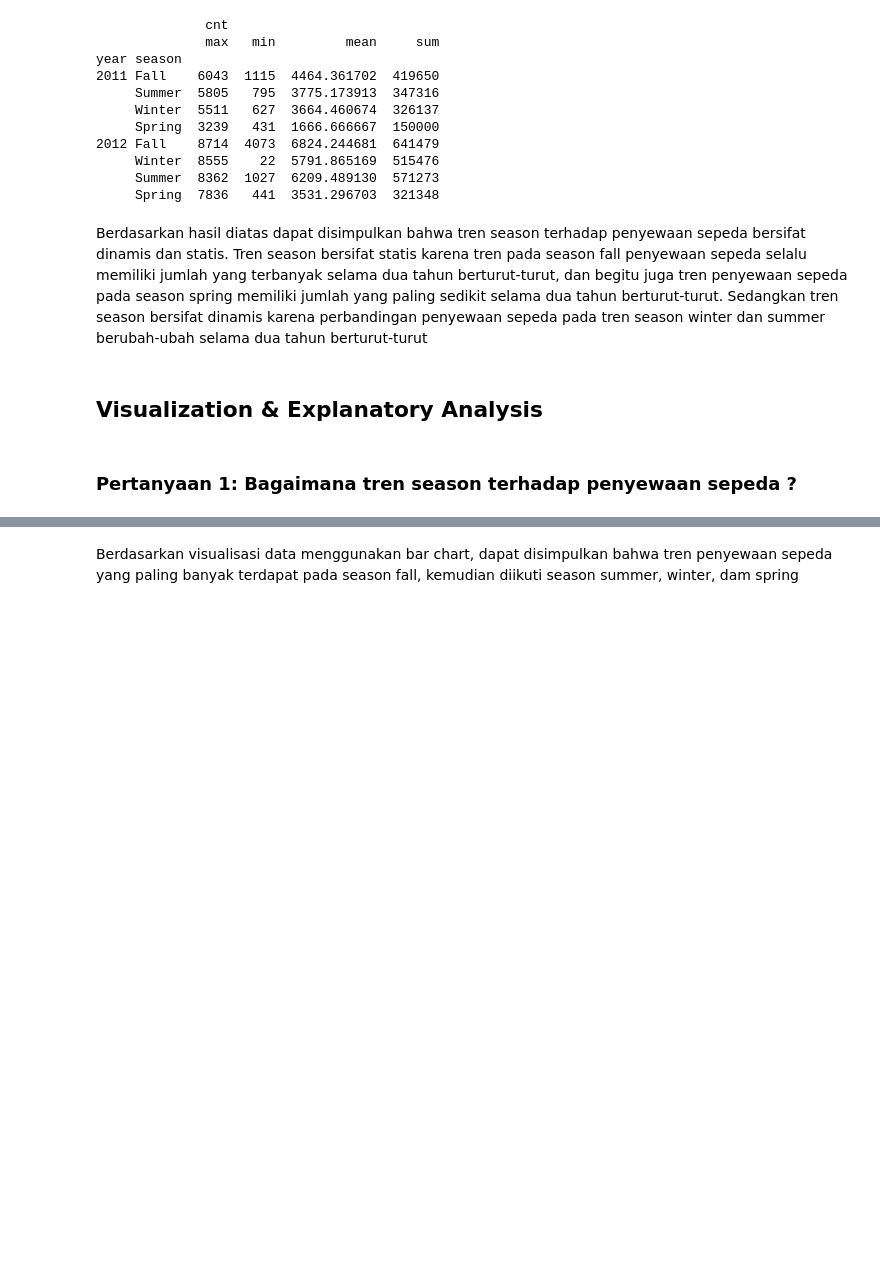
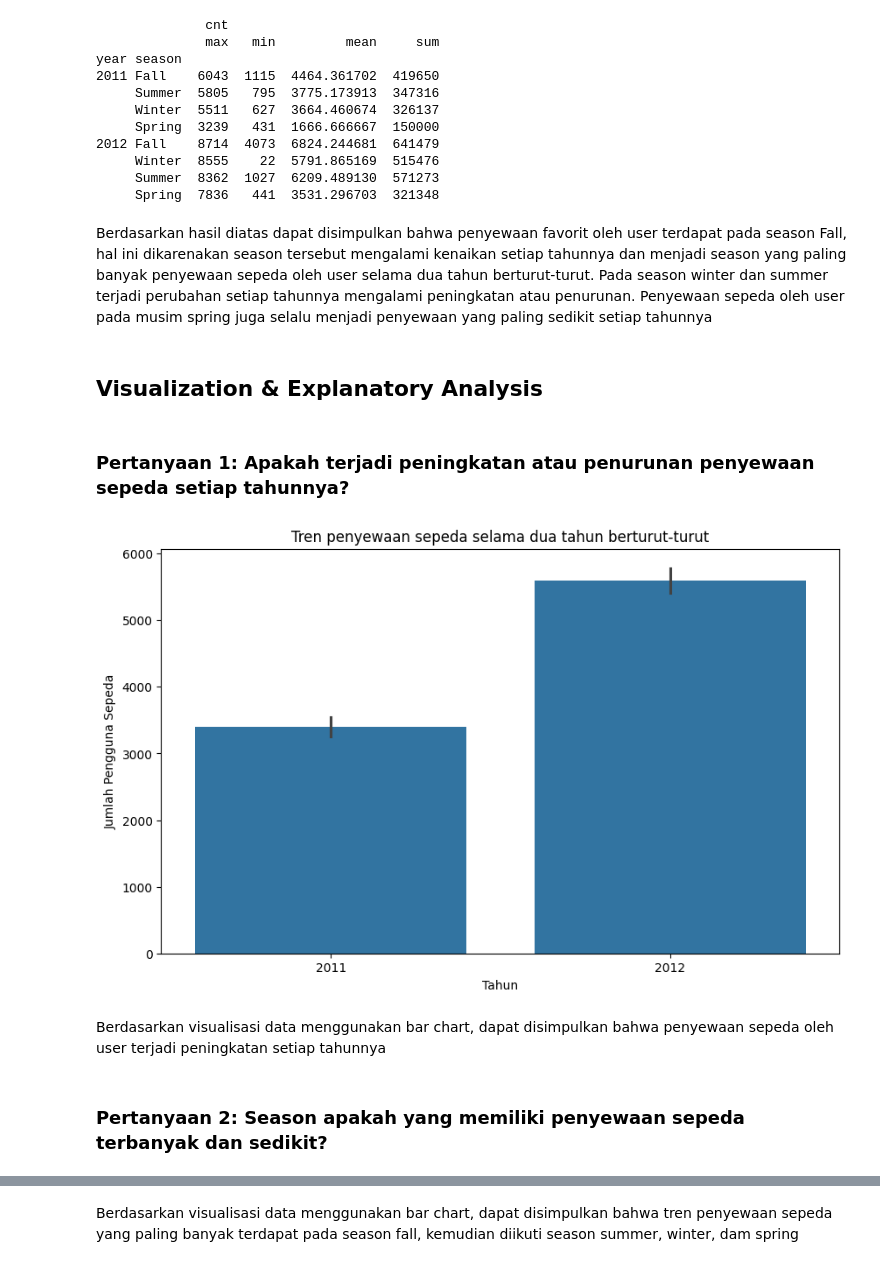
Before and after one commit to abdussalamattaqwa/ds_bike_rentals, a Jupyter notebook: notebook.ipynb, the cells around one changed output, grey strips where cells are left out. Cells and saved outputs as stored; diff of their text form; code cells hidden in the pictures; blank space fills up the shorter version.

```diff
--- a/notebook.ipynb
+++ b/notebook.ipynb
@@ -20,7 +21,7 @@ import seaborn as sns
 # %% [markdown]
 ### Gathering Data
 # %%
-day_bs_df = pd.read_csv("data/day.csv")
+day_bs_df = pd.read_csv("./data/day.csv")
 day_bs_df.head()
 # %% [output]
 |  | instant | dteday | season | yr | mnth | holiday | weekday | workingday | weathersit | temp | ... |
@@ -243,12 +259,29 @@ year season
      Winter  8555    22  5791.865169  515476
      Summer  8362  1027  6209.489130  571273
      Spring  7836   441  3531.296703  321348
-# %% [markdown]
-Berdasarkan hasil diatas dapat disimpulkan bahwa tren season terhadap penyewaan sepeda bersifat dinamis dan statis. Tren season bersifat statis karena tren pada season fall penyewaan sepeda selalu memiliki jumlah yang terbanyak selama dua tahun berturut-turut, dan begitu juga tren penyewaan sepeda pada season spring memiliki jumlah yang paling sedikit selama dua tahun berturut-turut. Sedangkan tren season bersifat dinamis karena perbandingan penyewaan sepeda pada tren season winter dan summer berubah-ubah selama dua tahun berturut-turut
+# %% [markdown]
+Berdasarkan hasil diatas dapat disimpulkan bahwa penyewaan favorit oleh user terdapat pada season Fall, hal ini dikarenakan season tersebut mengalami kenaikan setiap tahunnya dan menjadi season yang paling banyak penyewaan sepeda oleh user selama dua tahun berturut-turut. Pada season winter dan summer terjadi perubahan setiap tahunnya mengalami peningkatan atau penurunan.  Penyewaan sepeda oleh user pada musim spring juga selalu menjadi penyewaan yang paling sedikit setiap tahunnya
 # %% [markdown]
 ## Visualization & Explanatory Analysis
 # %% [markdown]
-### Pertanyaan 1: Bagaimana tren season terhadap penyewaan sepeda ?
+### Pertanyaan 1: Apakah terjadi peningkatan atau penurunan penyewaan sepeda setiap tahunnya?
+# %%
+plt.figure(figsize=(10,6))
+sns.barplot(
+    x='year',
+    y='cnt',
+    data=day_bs_df)
+
+plt.title('Tren penyewaan sepeda selama dua tahun berturut-turut')
+plt.xlabel('Tahun')
+plt.ylabel('Jumlah Pengguna Sepeda')
+plt.show()
+# %% [output]
+[figure, added]
+# %% [markdown]
+Berdasarkan visualisasi data menggunakan bar chart, dapat disimpulkan bahwa penyewaan sepeda oleh user terjadi peningkatan setiap tahunnya
+# %% [markdown]
+### Pertanyaan 2: Season apakah yang memiliki penyewaan sepeda terbanyak dan sedikit?
 # %%
 plt.figure(figsize=(10,6))
 sns.barplot(
```
Also changed, not shown: parts of 13 cells of this notebook, 2 other files.
